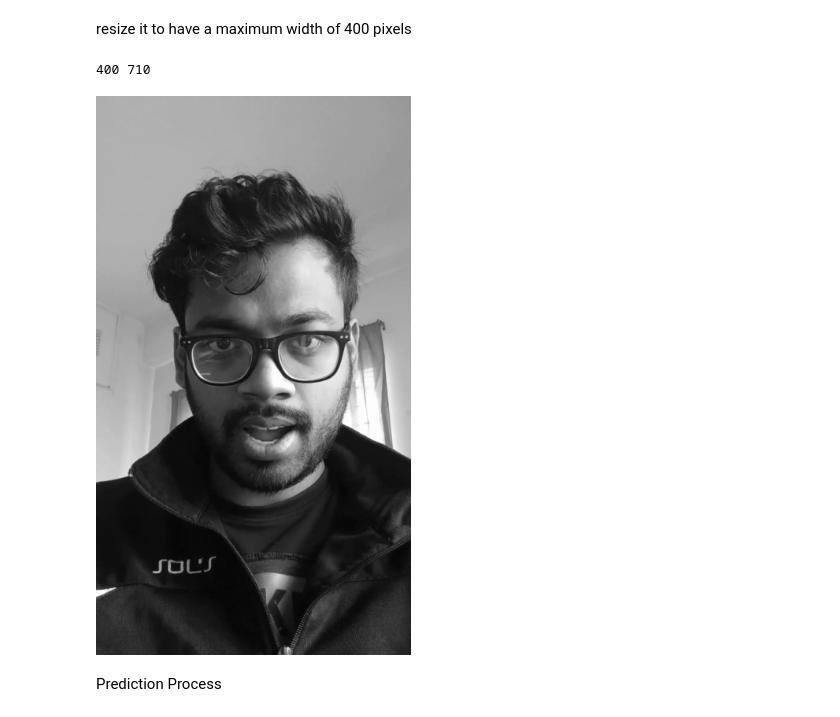
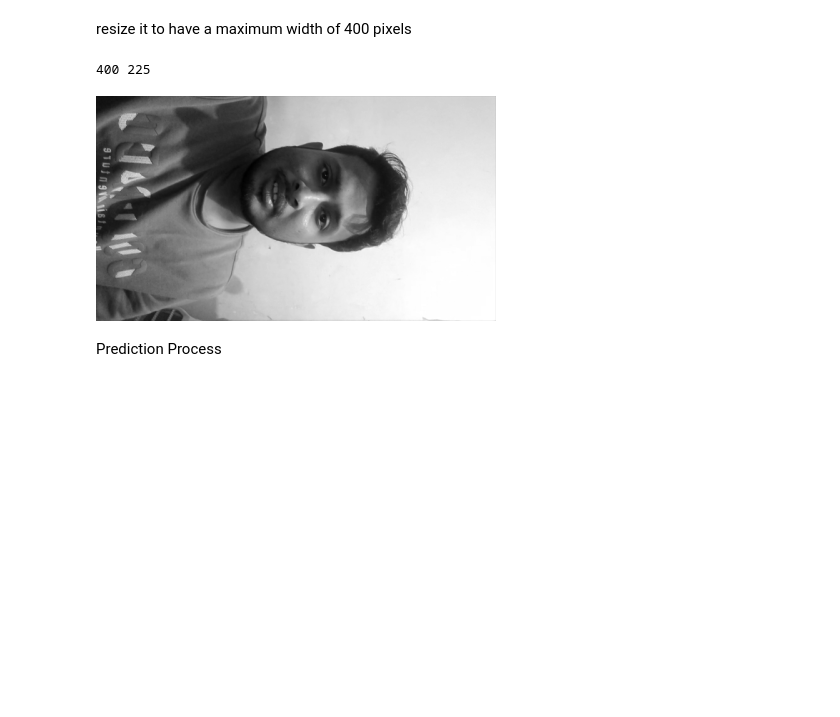
Before and after one commit to Tuurash/SentimentRecognition, a Jupyter notebook: EmotionDetectionMerged.ipynb, the cells around one changed output. Drawn from its saved outputs; the diff is of its cells as text; code cells hidden in the pictures; blank space fills up the shorter version.

```diff
--- a/EmotionDetectionMerged.ipynb
+++ b/EmotionDetectionMerged.ipynb
@@ -32,0 +76,12 @@ Mounted at /content/drive
+# %%
+INPUT_VIDEOS_PATH = '/content/drive/MyDrive/EmotionRecognitionDS/Videos/' # Path to folder with videos
+OUTPUT_FRAMES_PATH = '/content/drive/MyDrive/EmotionRecognitionDS/Frames'          # Location of extracted images
+
+frame_name = 'frame'                                                  # Frame name
+one_frame_each = 4                                                    # Extract one frame each 70
+
+
+!if [ -d {OUTPUT_FRAMES_PATH} ]; then echo "Output to be stored in "{OUTPUT_FRAMES_PATH} ; else mkdir {OUTPUT_FRAMES_PATH} && echo "Output directory created"; fi
+
+files = !ls {INPUT_VIDEOS_PATH}/*.mp4                                 # Video file names in INPUT VIDEOS PATH
+videofile = files[0]
@@ -32,0 +90,20 @@ Mounted at /content/drive
+# %%
+count = 0
+success = True
+
+vidcap = cv2.VideoCapture(videofile)
+
+while success:
+    if (count%one_frame_each == 0):                                   # checks frame number and keeps one_frame_each
+        success,image = vidcap.read()                                 # reads next frame
+        image_gray = rgb2gray(image)                                  # grayscale image
+        if image.shape[1]>640:                                        # if image width > 640, resize it
+          tmp = resize(image_gray, (math.floor(640 / image_gray.shape[1] * image_gray.shape[0]), 640),mode='constant')
+        plt.imsave("%s/%s%d.png" % (OUTPUT_FRAMES_PATH,frame_name, count), tmp, cmap= plt.cm.gray) # saves images to frame folder
+        print ('*', end="")
+        if count>=30:
+          break
+    else:
+        success,image = vidcap.read()                                 # reads next frame
+    count += 1
+print("Done")
@@ -32,0 +114,3 @@ Mounted at /content/drive
+# %%
+r = sr.Recognizer()
+audio = sr.AudioFile("/content/drive/MyDrive/EmotionRecognitionDS/converted.wav")
@@ -297,22 +349,22 @@ resize it to have a maximum width of 400 pixels
 # %%
 from keras.preprocessing import image
 import cv2
 import matplotlib.pyplot as plt
 %matplotlib inline
-path = r'/content/drive/MyDrive/EmotionRecognitionDS/Frames/neutral.png'
+path = r'/content/drive/MyDrive/EmotionRecognitionDS/Frames/frame16.png'
 test_image = cv2.imread(path)
 
 test_image = imutils.resize(test_image, width=400)
 (h, w) = test_image.shape[:2]
 print(w,h)
 cv2_imshow(test_image)
 
 # resize it to have a maximum width of 400 pixels
 test_image = imutils.resize(test_image, width=400)
 blob = cv2.dnn.blobFromImage(cv2.resize(test_image, (300, 300)), 1.0, (300, 300), (104.0, 177.0, 123.0))
 # %% [output]
-400 710
+400 225
-[figure, old version]
+[figure, new version]
 # %% [markdown]
 Prediction Process
 # %%
```
Also changed, not shown: parts of 28 cells of this notebook.
